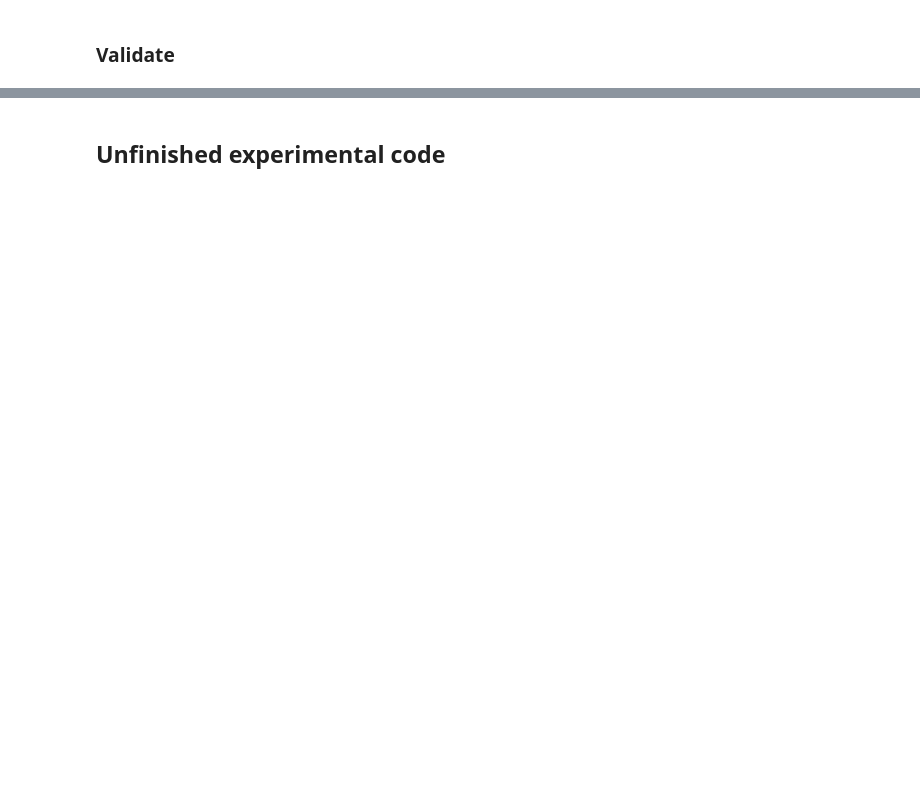
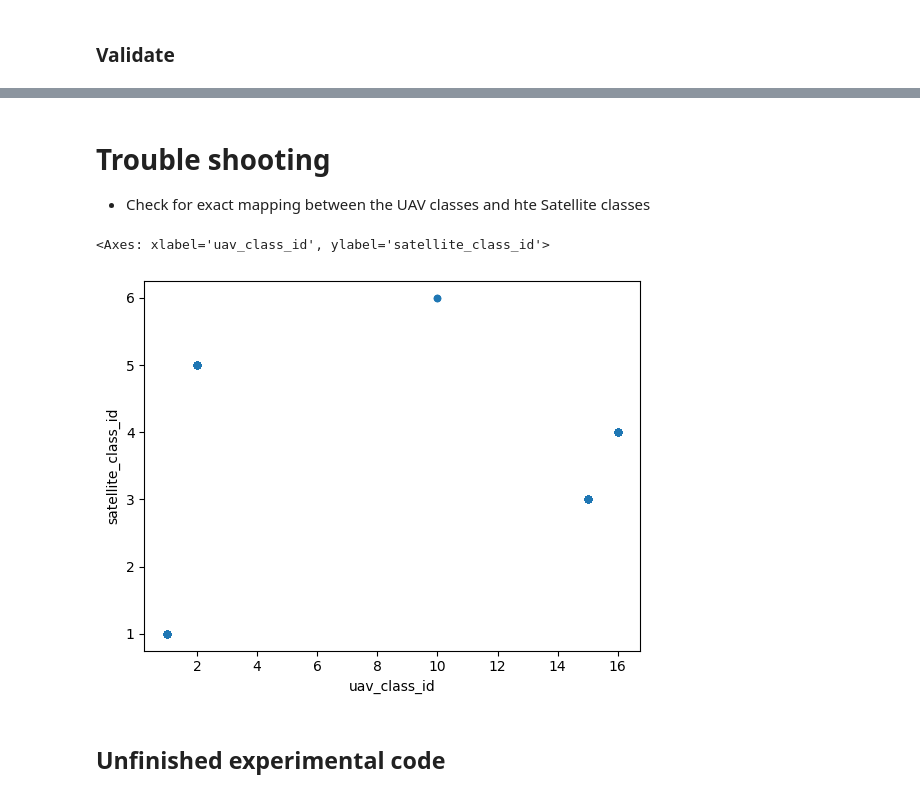
Before and after one commit to niwa/seagrass-detection, a Jupyter notebook: notebooks/train_and_validate.ipynb, the cells around one changed output, grey strips where cells are left out. Cells and saved outputs as stored; diff of their text form; code cells hidden in the pictures; blank space fills up the shorter version.

```diff
--- a/notebooks/train_and_validate.ipynb
+++ b/notebooks/train_and_validate.ipynb
@@ -27,7 +28,7 @@ import sampling
 # Values to edit
 # %%
 sample_method = "sampling_2"
-method_2_threshold = .95 # .98 .99 .97 .95
+method_2_threshold = 0.98 # 1.0 .99 .98 .97 .95 .90
 # %%
 # View the amount of training data for the selected sampling apporach
 samples_per_site = pandas.read_csv(utils.get_samples_summary_file_path(sample_method, method_2_threshold))
@@ -81,9 +143,12 @@ satellite_from_uav_classes=satellite_5_classes_from_uav_classes
 # %%
-test_site = "Ihutai"
-training_sites = training_sites_SI
-model_file = utils.get_model_file(
-    f"trained_on_akaroa_sites_thresh_{int(method_2_threshold*100)}_tested_on_{test_site}_5_class")
+test_site = "Robinsons"
+training_sites = ["Robinsons"] # ["Duvauchelle"]
+models_path = utils.get_models_path(sample_method=sample_method, method_2_threshold=method_2_threshold)
+model_file = models_path / f"sample_purity_{int(method_2_threshold*100)}_tested_on_{test_site}_trained_on_{training_sites[0]}_all_classes_std_images.joblib"
+
+satellite_classes = satellite_classes_5
+satellite_classes_from_uav_classes = satellite_classes_from_uav_classes_5
 
 # Ensure not training on test site
-if test_site in training_sites:
-    training_sites.remove(test_site)
+'''if test_site in training_sites:
+    training_sites.remove(test_site)'''
@@ -123,14 +192,14 @@ if not model_file.exists():
         uav_labels_file=uav_labels_file,
         uav_classes_to_ignore=uav_classes_to_ignore,
         satellite_classes=satellite_classes,
-        satellite_from_uav_classes=satellite_from_uav_classes)
+        satellite_from_uav_classes=satellite_classes_from_uav_classes)
 
     # Save model
     joblib.dump(model, model_file); # , compress=3);
 
     # Save a record of the classes considered in training
     satellite_classes_dataframe = pandas.DataFrame.from_dict(satellite_classes, orient='index', columns=['satellite_class_id'])
-    satellite_classes_dataframe['uav_class_ids'] = satellite_classes_dataframe.index.map(lambda key: f"{satellite_from_uav_classes[key]}")
+    satellite_classes_dataframe['uav_class_ids'] = satellite_classes_dataframe.index.map(lambda key: f"{satellite_classes_from_uav_classes[key]}")
     satellite_classes_dataframe.to_csv(model_file.with_name(f"{model_file.stem}_class_mappings.csv"), index=True)
 
     # Save a summary of the training data
@@ -138,13 +207,29 @@ if not model_file.exists():
     training_data_summary["satellite_class_name"] = training_data_summary.index.map(lambda index: next((key for key, value in satellite_classes.items() if value == int(index)), None) )
     training_data_summary = training_data_summary[["satellite_class_name", "count"]] # Change column order
     training_data_summary.to_csv(model_file.with_name(f"{model_file.stem}_training_data_summary.csv"))
-    training_data_summary
-
 
 else:
     print(f"Model '{model_file.name}' already exists. Delete if you want to recreate it.")
     training_data_summary = pandas.read_csv(model_file.with_name(f"{model_file.stem}_training_data_summary.csv"))
-    training_dataframe = None
+    training_dataframe = training.map_satellite_ids_into_samples(
+        training_sites=training_sites,
+        samples_path=sample_folder,
+        uav_labels_file=uav_labels_file,
+        uav_classes_to_ignore=uav_classes_to_ignore,
+        satellite_classes=satellite_classes,
+        satellite_from_uav_classes=satellite_classes_from_uav_classes)
+
+training_data_summary
+
+uav_training_labels = (
+        pandas.read_csv(uav_labels_file, sep="\t", header=None, names=["Value", "Key"])
+        .set_index("Key")["Value"]
+        .to_dict()
+    )
+uav_classes_in_training = [next((key for key, value in uav_training_labels.items() if value == int(uav_id)), None)
+                           for uav_id in training_dataframe["uav_class_id"].unique()]
 
 
 print(f"\nSatellite training classes present: {list(training_data_summary['satellite_class_name'])}")
+if uav_classes_in_training is not None:
+    print(f"\nUAV training classes present: {uav_classes_in_training}")
@@ -182,3 +318,11 @@ training.confusion_matrix_of_site(
+# %% [markdown]
+# Trouble shooting
+* Check for exact mapping between the UAV classes and hte Satellite classes
+# %%
+training_dataframe.plot.scatter(x='uav_class_id', y='satellite_class_id')
+# %% [output]
+<Axes: xlabel='uav_class_id', ylabel='satellite_class_id'>
+[figure, added]
 # %% [markdown]
 ## Unfinished experimental code
 # %%
```
Also changed, not shown: parts of 23 cells of this notebook, 6 other files.
